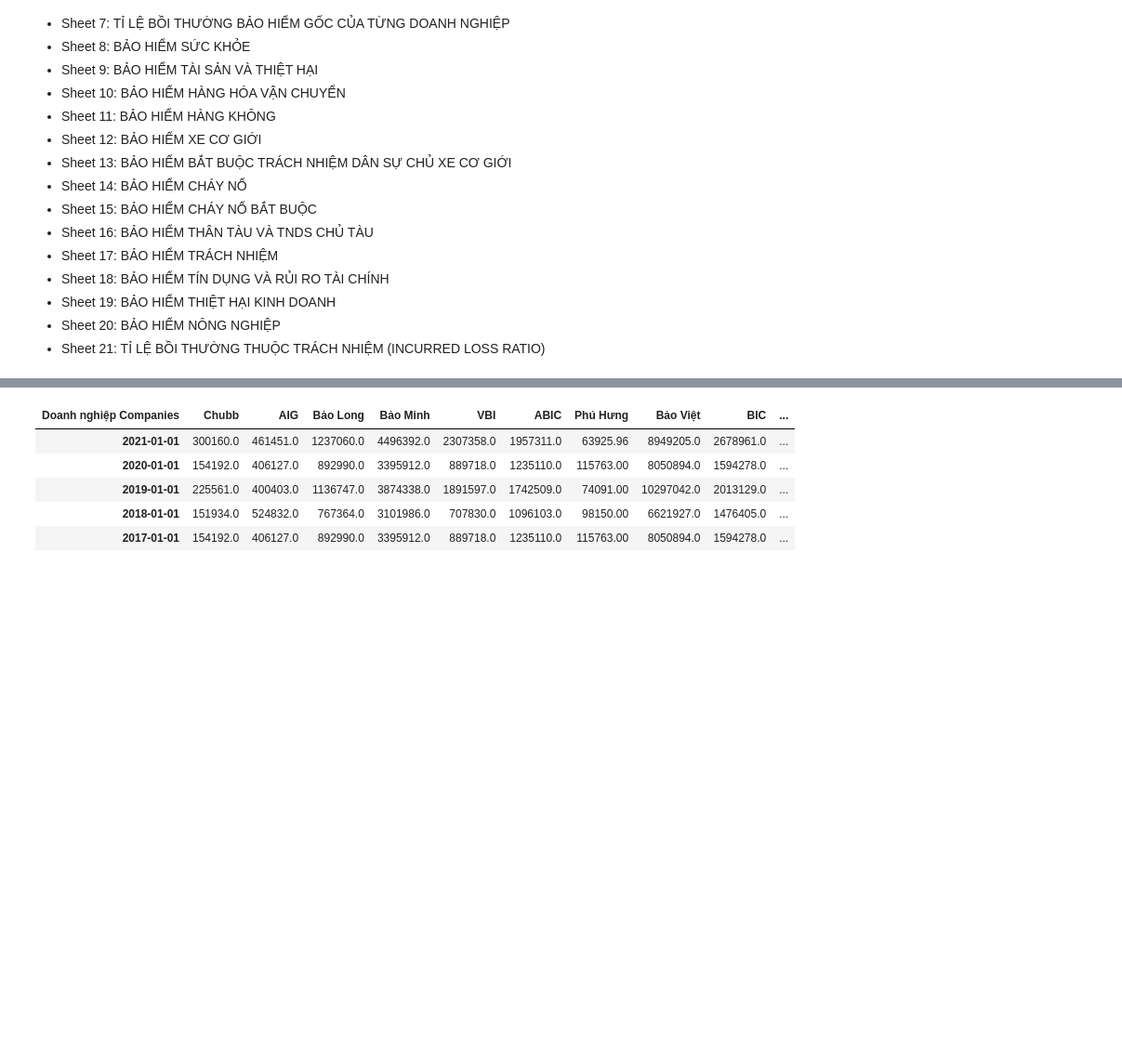
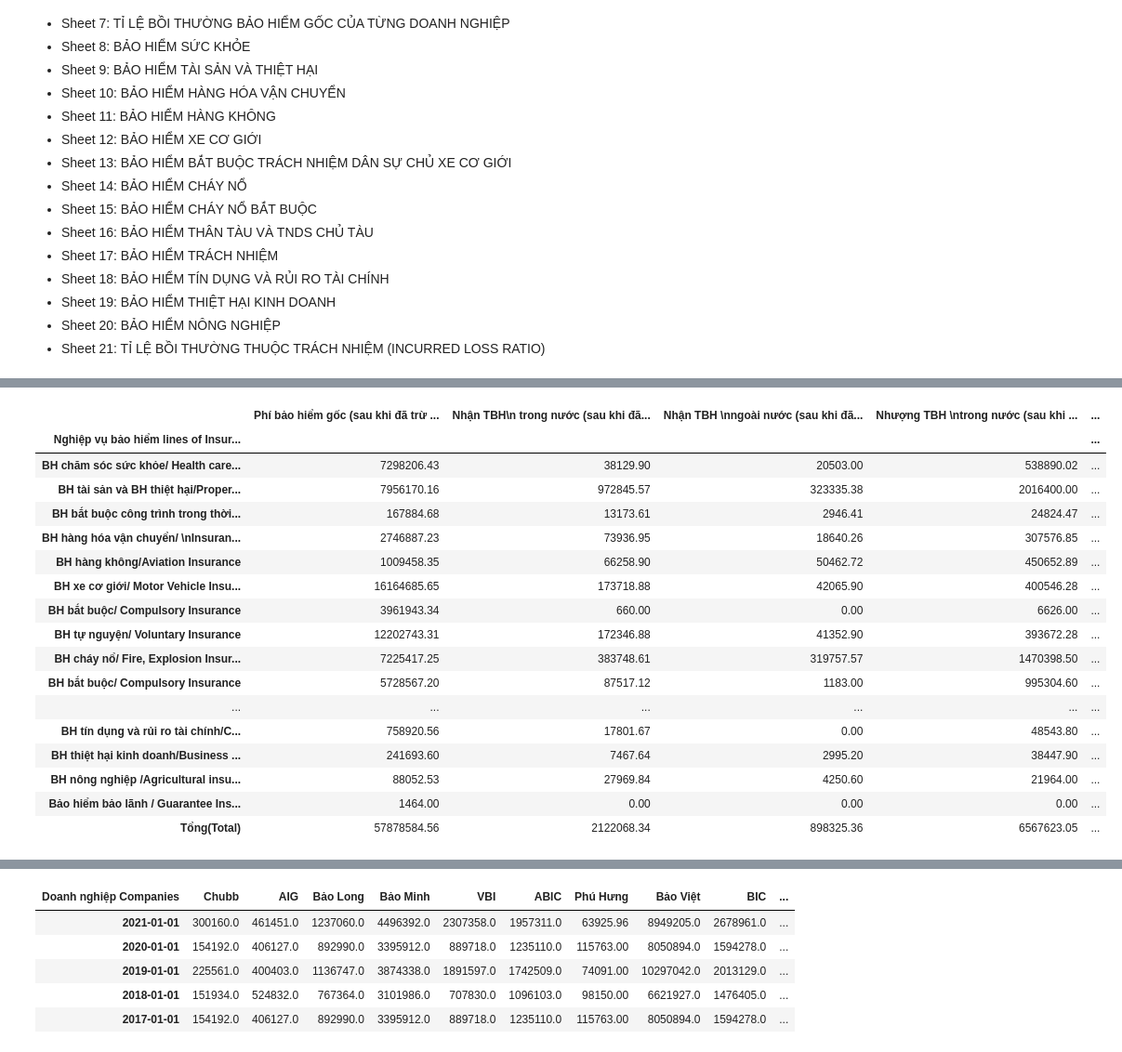
Before and after one commit to khanhtrinh2003/Insurance, a Jupyter notebook: main.ipynb, the cells around one changed output, grey strips where cells are left out. Shown at 93% size. Saved outputs shown, nothing was run; the diff lists cells and outputs as text; code cells hidden in the pictures; blank space fills up the shorter version.

```diff
--- a/main.ipynb
+++ b/main.ipynb
@@ -26,0 +43,23 @@ import openpyxl
+# %%
+# Data loại 1
+df=db.read_data('s1_21')
+df
+# %% [output]
+|  | Phí bảo hiểm gốc (sau khi đã trừ ... | Nhận TBH\n trong nước (sau khi đã... | Nhận TBH \nngoài nước (sau khi đã... | Nhượng TBH \ntrong nước (sau khi ... | ... |
+| Nghiệp vụ bảo hiểm lines of Insur... |  |  |  |  | ... |
+| BH chăm sóc sức khỏe/ Health care... | 7298206.43 | 38129.90 | 20503.00 | 538890.02 | ... |
+| BH tài sản và BH thiệt hại/Proper... | 7956170.16 | 972845.57 | 323335.38 | 2016400.00 | ... |
+| BH bắt buộc công trình trong thời... | 167884.68 | 13173.61 | 2946.41 | 24824.47 | ... |
+| BH hàng hóa vận chuyển/ \nInsuran... | 2746887.23 | 73936.95 | 18640.26 | 307576.85 | ... |
+| BH hàng không/Aviation Insurance | 1009458.35 | 66258.90 | 50462.72 | 450652.89 | ... |
+| BH xe cơ giới/ Motor Vehicle Insu... | 16164685.65 | 173718.88 | 42065.90 | 400546.28 | ... |
+| BH bắt buộc/ Compulsory Insurance | 3961943.34 | 660.00 | 0.00 | 6626.00 | ... |
+| BH tự nguyện/ Voluntary Insurance | 12202743.31 | 172346.88 | 41352.90 | 393672.28 | ... |
+| BH cháy nổ/ Fire, Explosion Insur... | 7225417.25 | 383748.61 | 319757.57 | 1470398.50 | ... |
+| BH bắt buộc/ Compulsory Insurance | 5728567.20 | 87517.12 | 1183.00 | 995304.60 | ... |
+| ... | ... | ... | ... | ... | ... |
+| BH tín dụng và rủi ro tài chính/C... | 758920.56 | 17801.67 | 0.00 | 48543.80 | ... |
+| BH thiệt hại kinh doanh/Business ... | 241693.60 | 7467.64 | 2995.20 | 38447.90 | ... |
+| BH nông nghiệp /Agricultural insu... | 88052.53 | 27969.84 | 4250.60 | 21964.00 | ... |
+| Bảo hiểm bảo lãnh / Guarantee Ins... | 1464.00 | 0.00 | 0.00 | 0.00 | ... |
+| Tổng(Total) | 57878584.56 | 2122068.34 | 898325.36 | 6567623.05 | ... |
```
Also changed, not shown: parts of 8 cells of this notebook, 2 other files.
